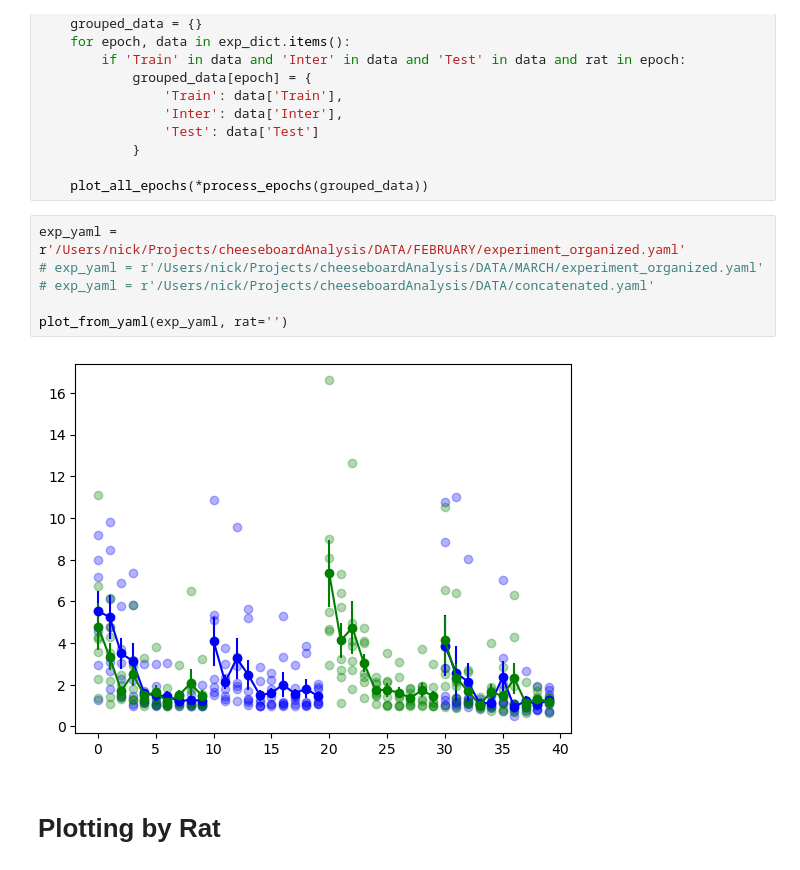
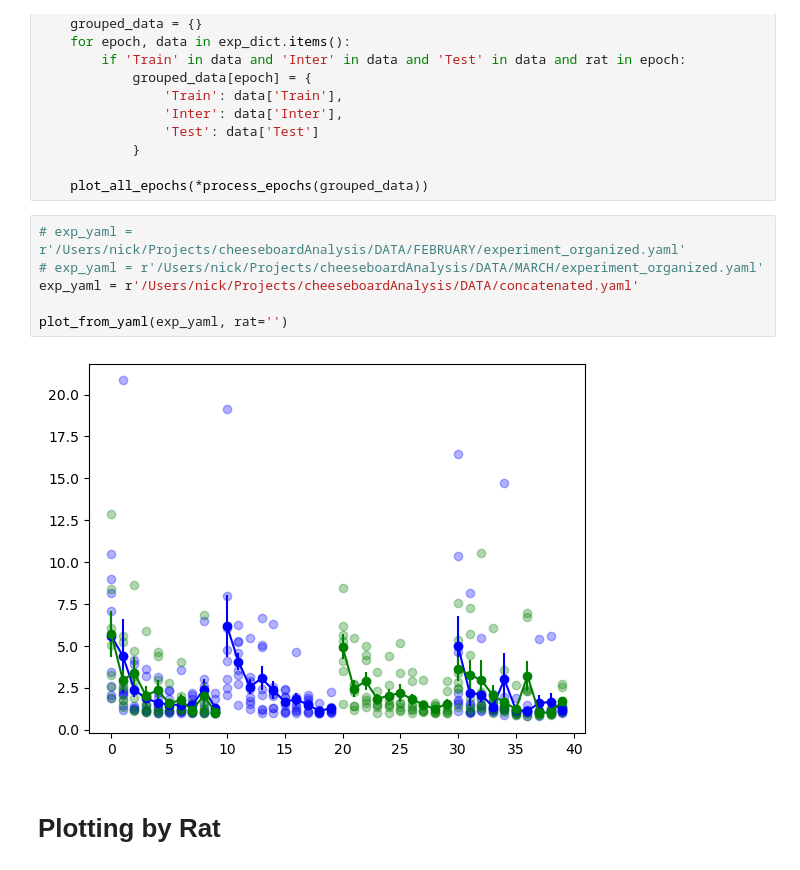
Before and after one commit to nriveira/cheeseboardAnalysis, a Jupyter notebook: PIPELINE/experimentCompare.ipynb, the cells around one changed output. Saved outputs shown, nothing was run; the diff lists cells and outputs as text.

Commit message:
marchExperiments

```diff
--- a/PIPELINE/experimentCompare.ipynb
+++ b/PIPELINE/experimentCompare.ipynb
@@ -98,13 +98,13 @@ def plot_from_yaml(exp_yaml, rat):
 
     plot_all_epochs(*process_epochs(grouped_data))
 # %%
-exp_yaml = r'/Users/nick/Projects/cheeseboardAnalysis/DATA/FEBRUARY/experiment_organized.yaml'
+# exp_yaml = r'/Users/nick/Projects/cheeseboardAnalysis/DATA/FEBRUARY/experiment_organized.yaml'
 # exp_yaml = r'/Users/nick/Projects/cheeseboardAnalysis/DATA/MARCH/experiment_organized.yaml'
-# exp_yaml = r'/Users/nick/Projects/cheeseboardAnalysis/DATA/concatenated.yaml'
+exp_yaml = r'/Users/nick/Projects/cheeseboardAnalysis/DATA/concatenated.yaml'
 
 plot_from_yaml(exp_yaml, rat='')
 # %% [output]
-[figure, old version]
+[figure, new version]
 # %% [markdown]
 # Plotting by Rat
 # %%
```
Also changed, not shown: parts of 3 cells of this notebook, 1 other file.
